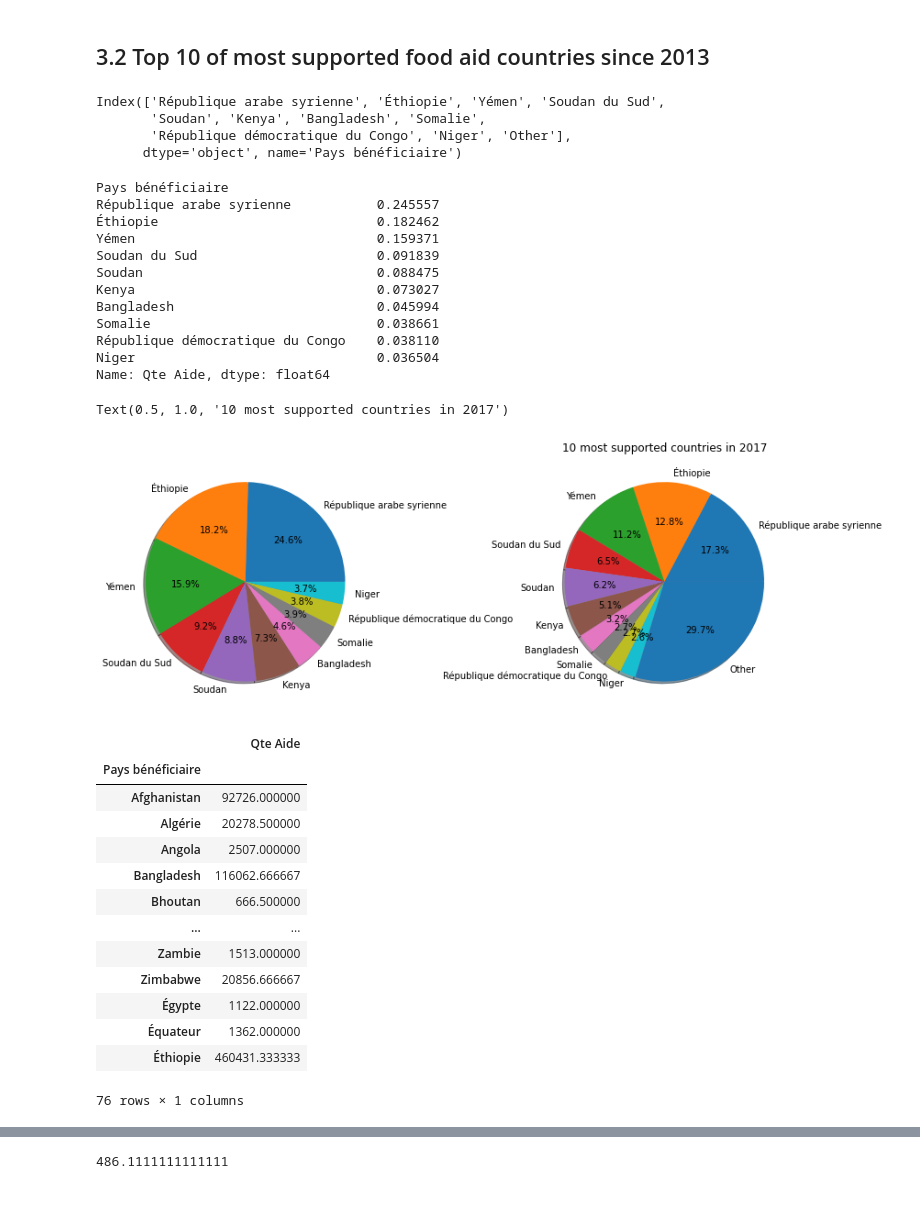
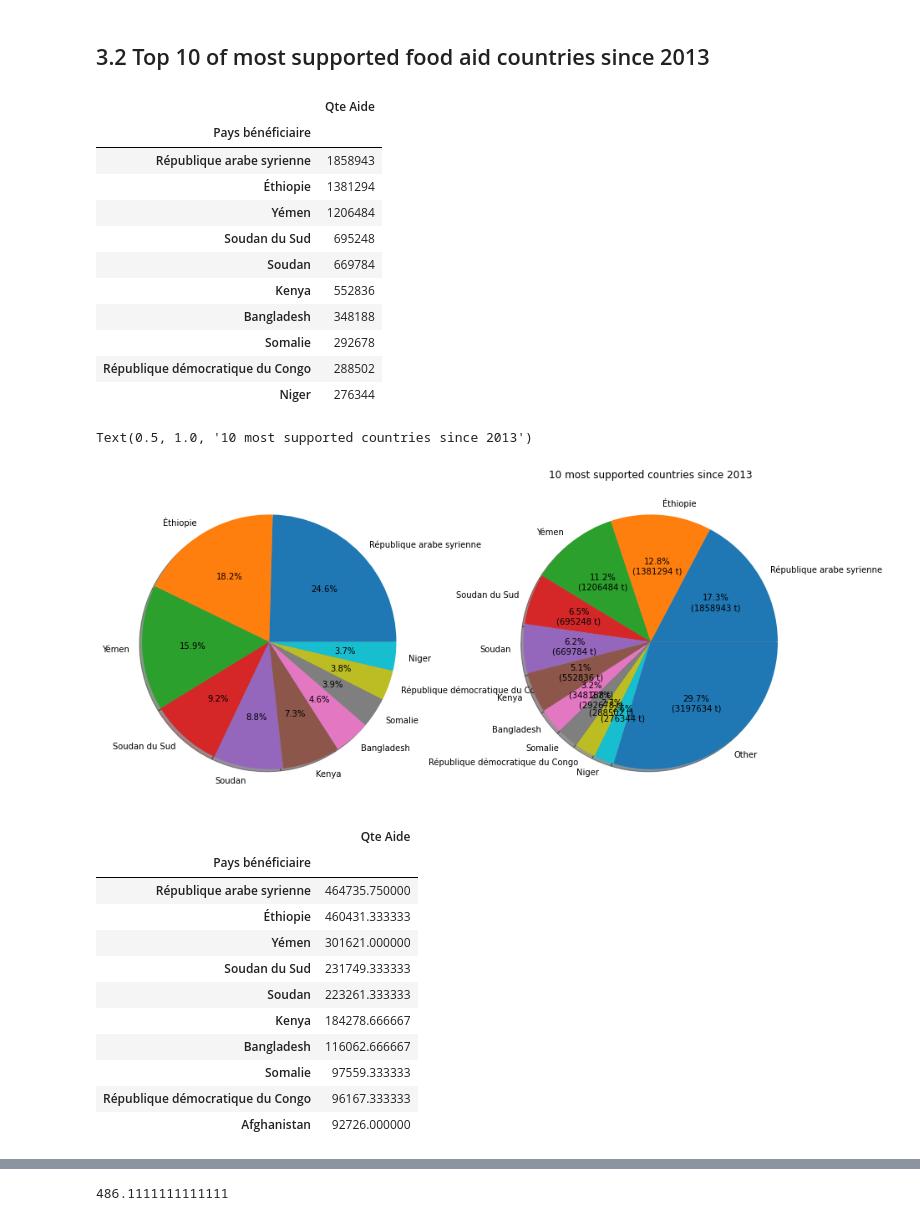
Before and after one commit to marcadeant/FAO-Analysis, a Jupyter notebook: notebook/P4OC-DataLab.ipynb, the cells around one changed output, grey strips where cells are left out. Drawn from its saved outputs; the diff is of its cells as text; code cells hidden in the pictures.

```diff
--- a/notebook/P4OC-DataLab.ipynb
+++ b/notebook/P4OC-DataLab.ipynb
@@ -62,7 +67,7 @@ dispo_alim.isna().describe()
 # %% [markdown]
 ### 1.1.2 Food resources given to countries in food deficit
 # %%
-aide_alim = pd.read_csv('P4OC - FAO/aide_alimentaire.csv', header=0, sep=',')
+aide_alim = pd.read_csv('../aide_alimentaire.csv', header=0, sep=',')
 # %%
 aide_alim.head(10)
 # %% [output]
@@ -566,37 +482,36 @@ global_supported_df = aide_alim_index.reset_index().drop(columns=['Année']).gro
 top_supported_df = global_supported_df.head(10)
 other_supported_df = global_supported_df.iloc[11:,:].sum()
 other_supported_df = top_supported_df.append(other_supported_df, ignore_index = True).set_index(top_supported_df.index.insert(11, "Other"))
-# %%
-top_supported_df.index.insert(11,"Other")
-# %% [output]
-Index(['République arabe syrienne', 'Éthiopie', 'Yémen', 'Soudan du Sud',
-       'Soudan', 'Kenya', 'Bangladesh', 'Somalie',
-       'République démocratique du Congo', 'Niger', 'Other'],
-      dtype='object', name='Pays bénéficiaire')
+# %%
+top_supported_df
+# %% [output]
+|  | Qte Aide |
+| Pays bénéficiaire |  |
+| République arabe syrienne | 1858943 |
+| Éthiopie | 1381294 |
+| Yémen | 1206484 |
+| Soudan du Sud | 695248 |
+| Soudan | 669784 |
+| Kenya | 552836 |
+| Bangladesh | 348188 |
+| Somalie | 292678 |
+| République démocratique du Congo | 288502 |
+| Niger | 276344 |
+# %%
+qte_aide_totale = np.sum(other_supported_df)
+# %%
+def absolute_value(pct):
+    absolute = int(round(pct/100 * qte_aide_totale))
+    return "{:.1f}%\n({:d} t)".format(pct, absolute)
 # %%
 prop_ = top_supported_df['Qte Aide'] / top_supported_df['Qte Aide'].sum()
 prop_other = other_supported_df['Qte Aide'] / other_supported_df['Qte Aide'].sum()
-# %%
-prop_
-# %% [output]
-Pays bénéficiaire
-République arabe syrienne           0.245557
-Éthiopie                            0.182462
-Yémen                               0.159371
-Soudan du Sud                       0.091839
-Soudan                              0.088475
-Kenya                               0.073027
-Bangladesh                          0.045994
-Somalie                             0.038661
-République démocratique du Congo    0.038110
-Niger                               0.036504
-Name: Qte Aide, dtype: float64
 # %%
-fig, axs = plt.subplots(1,2,figsize=(15,5))
+fig, axs = plt.subplots(1,2,figsize=(15,10))
 axs[0].pie(prop_, labels=top_supported_df.index, autopct = '%1.1f%%', normalize = True, shadow=True)
-axs[1].pie(prop_other, labels = other_supported_df.index, autopct = '%1.1f%%', normalize = True, shadow=True)
-plt.title("10 most supported countries in 2017")
+axs[1].pie(prop_other, labels = other_supported_df.index, autopct = lambda pct : absolute_value(pct) , normalize = True, shadow=True)
+plt.title("10 most supported countries since 2013")
 # %% [output]
-Text(0.5, 1.0, '10 most supported countries in 2017')
+Text(0.5, 1.0, '10 most supported countries since 2013')
-[figure, old version]
+[figure, new version]
 # %%
@@ -605,19 +520,18 @@ Text(0.5, 1.0, '10 most supported countries in 2017')
 # Qte d'aide moyenne reçue entre 2013 et 2016
 mean_aide_alim = aide_alim_copy.groupby(by=['Pays bénéficiaire', 'Année']).sum().reset_index().groupby(by=['Pays bénéficiaire']).mean().drop(columns=['Année'])
 # %%
-mean_aide_alim
+# Qte d'aide perçue estimée en 2017
+mean_aide_alim.sort_values('Qte Aide', ascending = False).head(10)
 # %% [output]
 |  | Qte Aide |
 | Pays bénéficiaire |  |
+| République arabe syrienne | 464735.750000 |
+| Éthiopie | 460431.333333 |
+| Yémen | 301621.000000 |
+| Soudan du Sud | 231749.333333 |
+| Soudan | 223261.333333 |
+| Kenya | 184278.666667 |
+| Bangladesh | 116062.666667 |
+| Somalie | 97559.333333 |
+| République démocratique du Congo | 96167.333333 |
 | Afghanistan | 92726.000000 |
-| Algérie | 20278.500000 |
-| Angola | 2507.000000 |
-| Bangladesh | 116062.666667 |
-| Bhoutan | 666.500000 |
-| ... | ... |
-| Zambie | 1513.000000 |
-| Zimbabwe | 20856.666667 |
-| Égypte | 1122.000000 |
-| Équateur | 1362.000000 |
-| Éthiopie | 460431.333333 |
-76 rows × 1 columns
```
Also changed, not shown: parts of 92 cells of this notebook, 4 other files.
